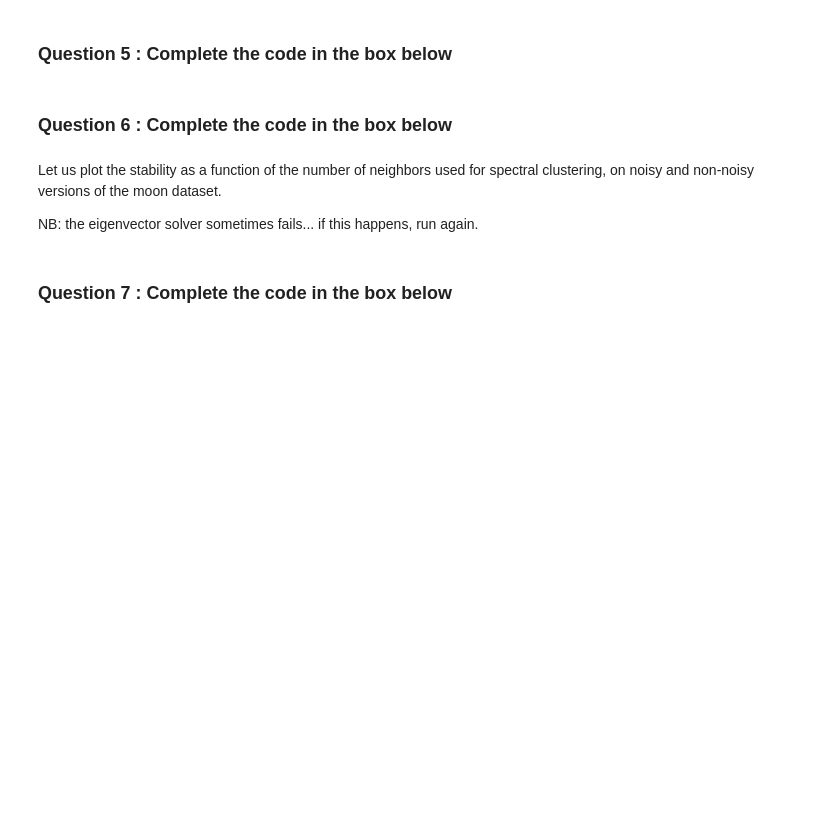
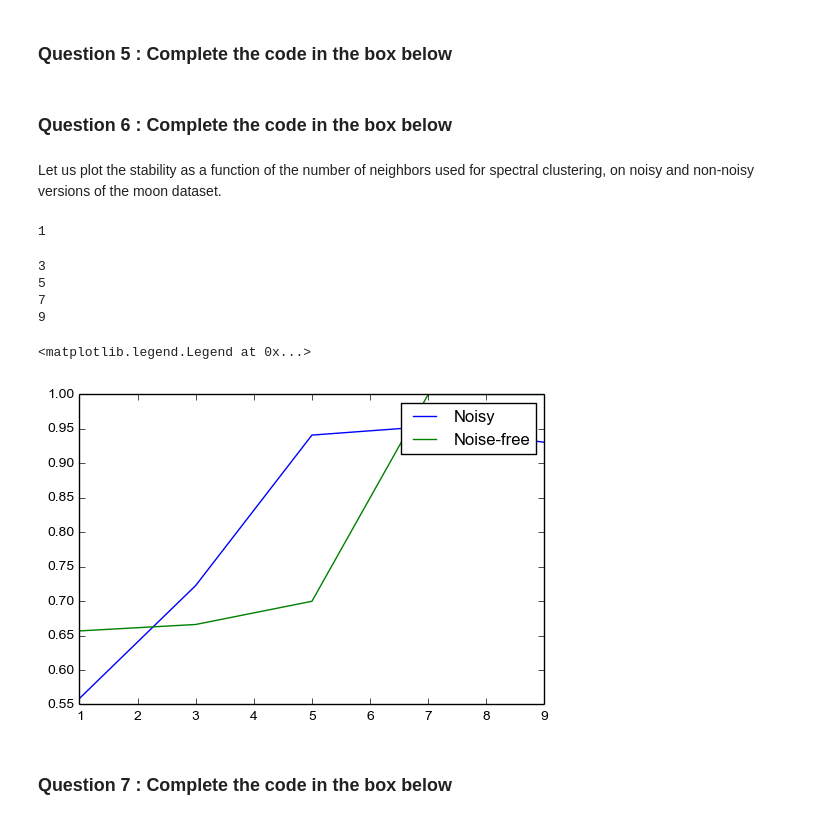
Before and after one commit to TdOpt/SpectralClustering, a Jupyter notebook: TP_SpectralClustering.ipynb, the cells around one changed output. Drawn from its saved outputs; the diff is of its cells as text; code cells hidden in the pictures; blank space fills up the shorter version.

```diff
--- a/TP_SpectralClustering.ipynb
+++ b/TP_SpectralClustering.ipynb
@@ -128,23 +134,29 @@ def cluster_stability(X, algo, clusters = 2, B = 10, f = 0.8):
 ### Question 6 : Complete the code in the box below
 # %% [markdown]
 Let us plot the stability as a function of the number of neighbors used for spectral clustering, on noisy and non-noisy versions of the moon dataset.
-
-NB: the eigenvector solver sometimes fails... if this happens, run again.
 # %%
 noise_free_stability = []
 noisy_stability = []
 n_neighbors_list = np.arange(1,11,2)
 for k in n_neighbors_list:
     noisy_stability.append(cluster_stability(noisy_moons[.2][0], (lambda X, clusters :  SpectralClustering(n_clusters=clusters,
-                            affinity="nearest_neighbors", n_neighbors = k).fit_predict(X)) , B = 20, f = 0.8))
+                            affinity="precomputed").fit_predict(kneighbors_graph(X, k, mode='distance', p=2).todense())) , B = 20, f = 0.8))
     noise_free_stability.append(cluster_stability(noisy_moons[.05][0], (lambda X, clusters :  SpectralClustering(n_clusters=clusters,
-                            affinity="nearest_neighbors", n_neighbors =  k).fit_predict(X)) , B = 20, f = 0.8))
+                            affinity="precomputed").fit_predict(kneighbors_graph(X, k, mode='distance', p=2).todense())) , B = 20, f = 0.8))
 
 
 
 plt.plot(n_neighbors_list, noisy_stability, label = "Noisy")
 plt.plot(n_neighbors_list, noise_free_stability, label = "Noise-free")
 plt.legend()
+# %% [output]
+1
+3
+5
+7
+9
+<matplotlib.legend.Legend at 0x...>
+[figure, added]
 # %% [markdown]
 ### Question 7 : Complete the code in the box below
 # %%
```
Also changed, not shown: parts of 3 cells of this notebook.
